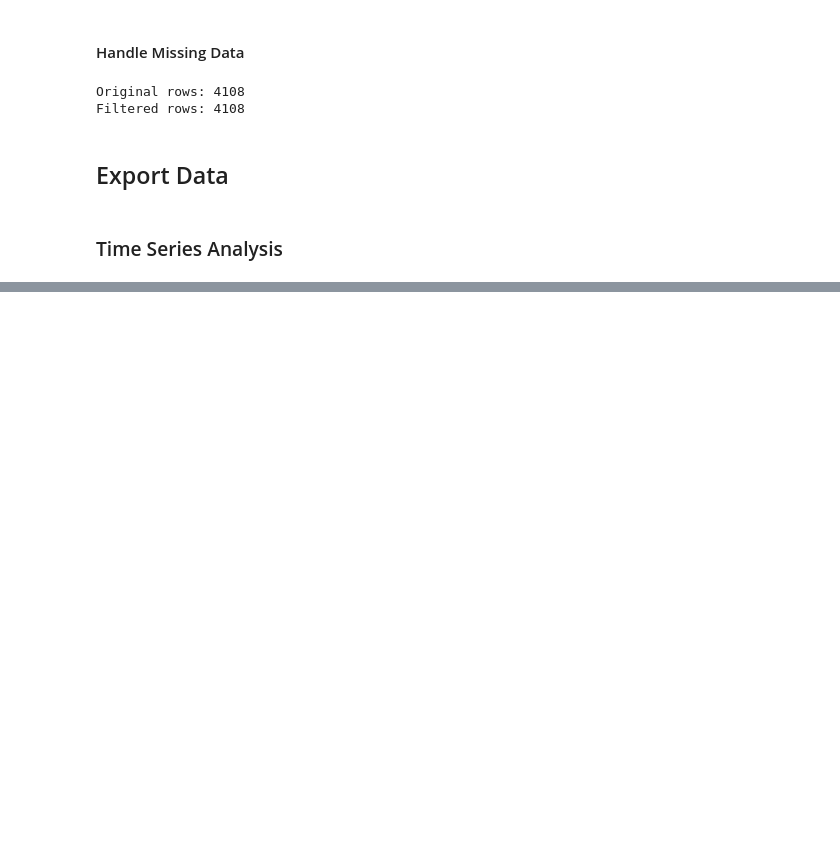
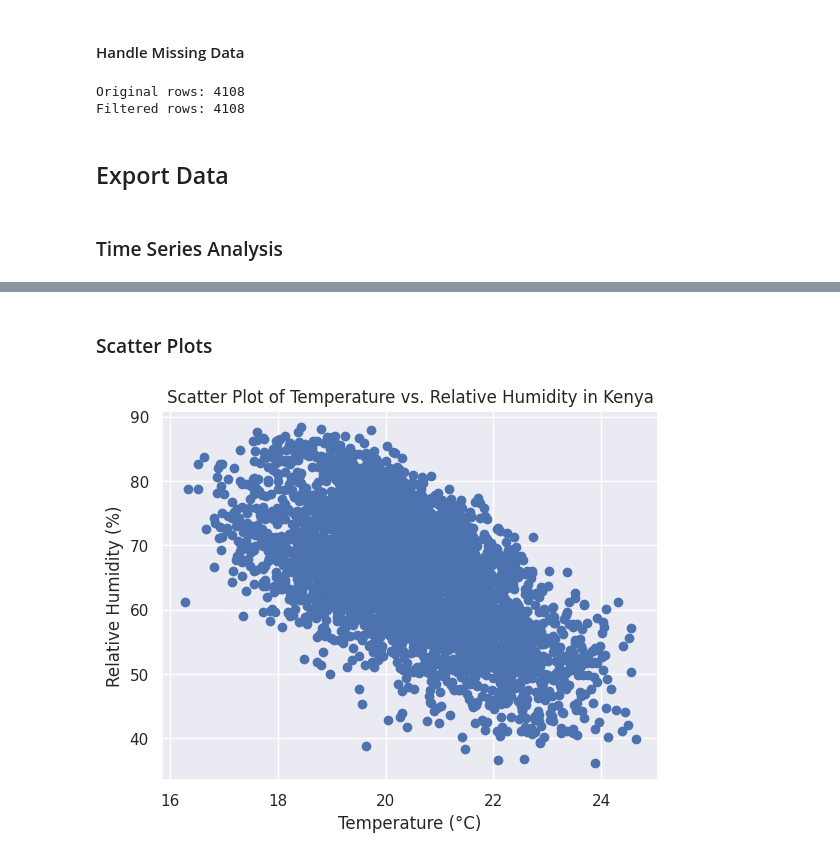
Before and after one commit to tibarekb/climate-challenge-week0, a Jupyter notebook: notebooks/kenya_eda.ipynb, the cells around one changed output, grey strips where cells are left out. Cells and saved outputs as stored; diff of their text form; code cells hidden in the pictures; blank space fills up the shorter version.

```diff
--- a/notebooks/kenya_eda.ipynb
+++ b/notebooks/kenya_eda.ipynb
@@ -134,0 +170,12 @@ df.to_csv('../data/kenya_clean.csv', index=False)
+# %% [markdown]
+### Scatter Plots
+# %%
+#scatter plot T2M vs RH2M
+
+plt.scatter(df_clean['T2M'], df_clean['RH2M'])
+plt.title('Scatter Plot of Temperature vs. Relative Humidity in Kenya')
+plt.xlabel('Temperature (°C)')
+plt.ylabel('Relative Humidity (%)')
+plt.show()
+# %% [output]
+[figure, added]
```
Also changed, not shown: parts of 7 cells of this notebook.
